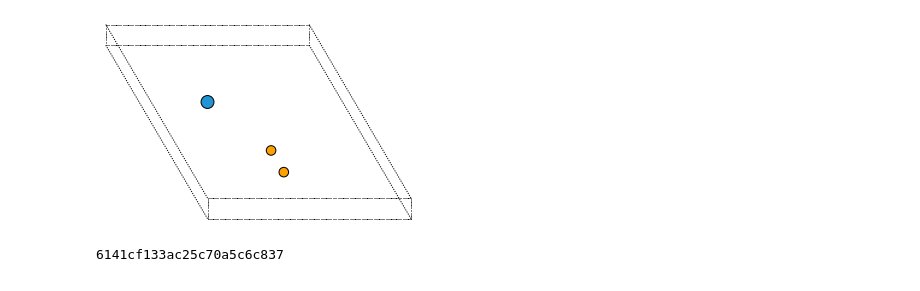
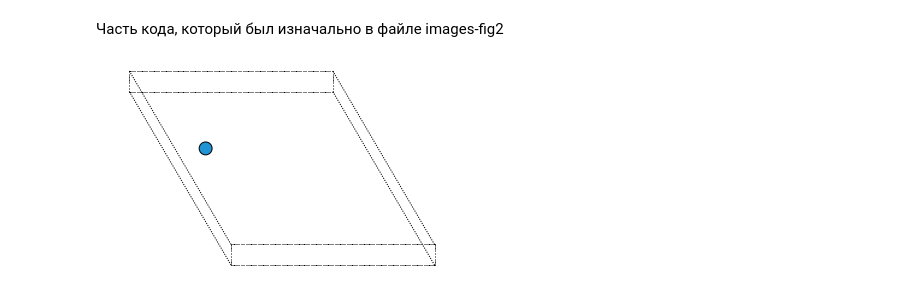
Before and after one commit to lubludrova/AgeevProject2, a Jupyter notebook: images-fig2.ipynb, the cells around one changed output. Saved outputs shown, nothing was run; the diff lists cells and outputs as text; code cells hidden in the pictures.

```diff
--- a/images-fig2.ipynb
+++ b/images-fig2.ipynb
@@ -28,0 +112,3 @@ for i, d in data.iterrows():
+# %%
+data2["defect_coords"] = list_coord
+data2.head(5)
@@ -28,0 +205,13 @@ for i, d in data.iterrows():
+# %%
+for i, d in data3.iterrows():
+    s0 = d.initial_structure
+    d0 = d.defect_representation[0]
+    ase_atoms = AseAtomsAdaptor.get_atoms(s0)
+    fig, ax = plt.subplots()
+    plot_atoms(ase_atoms, ax, radii=0.6, rotation=('10x, 0y, 0z'), show_unit_cell=True)
+    xlim = 40
+    ylim = 23
+    ax.set_xlim(-2, xlim)
+    ax.set_ylim(-2, ylim)
+#     ax.set_axis_off()
+    ax.set_title(f'{d0} -- {d.defect_coords}')
@@ -28,0 +220,8 @@ for i, d in data.iterrows():
+# %%
+# data3.iloc[0, 6][0]
+data3.defect_representation[0][0].coords
+# coords_1 = np.array([1.27612629e-07 1.84192955e+00 3.71975100e+00])
+
+# data3.initial_structure = coords_2
+# print(data3.initial_structure[0][0])
+data3.iloc[0]["initial_structure"] = coords_2
@@ -28,0 +231,17 @@ for i, d in data.iterrows():
+# %%
+k = 1
+for i, d in data3.iterrows():
+    k += 1
+    if k > 10:
+        break
+    s0 = d.initial_structure
+    d0 = d.defect_representation[0]
+    ase_atoms = AseAtomsAdaptor.get_atoms(s0)
+    fig, ax = plt.subplots()
+    plot_atoms(ase_atoms, ax, radii=0.6, rotation=('10x, 0y, 0z'), show_unit_cell=True)
+    xlim = 40
+    ylim = 23
+    ax.set_xlim(-2, xlim)
+    ax.set_ylim(-2, ylim)
+#     ax.set_axis_off()
+    ax.set_title(f'{d0} -- {d.defect_coords}')
@@ -41,26 +351,26 @@ fig.savefig("substution_full.pdf", bbox_inches="tight")
+# %% [markdown]
+Часть кода, который был изначально в файле images-fig2
 # %%
 ase_atoms = AseAtomsAdaptor.get_atoms(d0)
 fig, ax = plt.subplots()
 plot_atoms(ase_atoms, ax, radii=0.5, rotation=('10x, 0y, 0z'), show_unit_cell=True)
 x_offset=-10
-y_offset=-3.5
+y_offset=-12
 ax.set_xlim(-2+x_offset, xlim+x_offset)
 ax.set_ylim(-2+y_offset, ylim+y_offset)
 ax.set_axis_off()
 fig.savefig("substution_sparse.pdf", bbox_inches="tight")
 # %% [output]
-[figure, old version]
+[figure, new version]
 # %%
 from pymatgen.core.periodic_table import DummySpecies
 for i, d in data.iterrows():
-    if (len(d.defect_representation) == 3 and
-            isinstance(d.defect_representation[0].specie, DummySpecies)):
+    if (len(d.defect_representation) == 10 and
+            isinstance(d.defect_representation[10].specie, DummySpecies)):
         s0 = d.initial_structure
         d0 = d.defect_representation
         print(i)
         break
-# %% [output]
-6141cf133ac25c70a5c6c837
 # %%
 ase_atoms = AseAtomsAdaptor.get_atoms(s0)
 fig, ax = plt.subplots()
```
Also changed, not shown: parts of 25 cells of this notebook.
